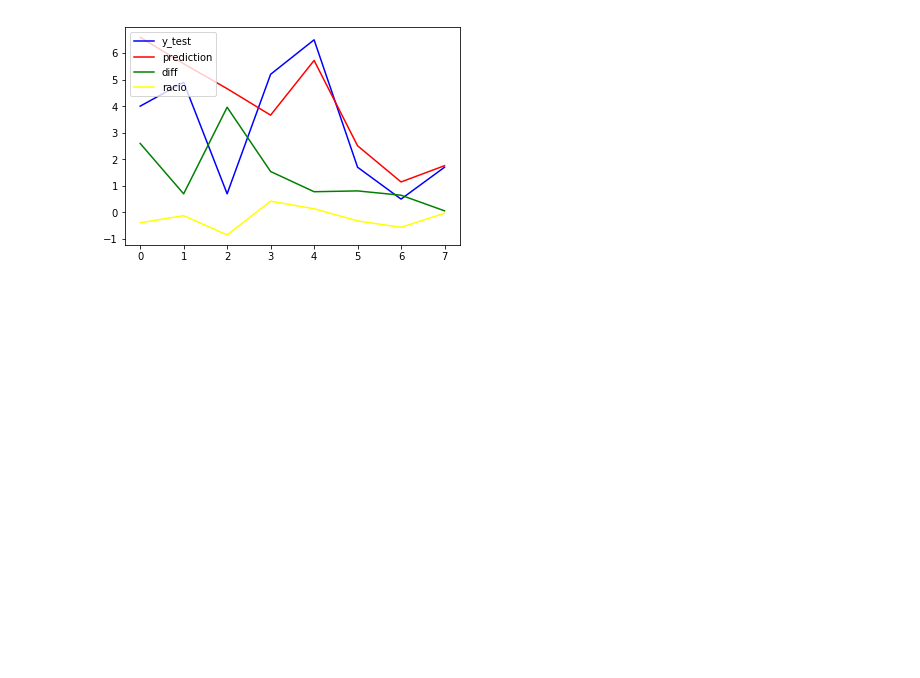
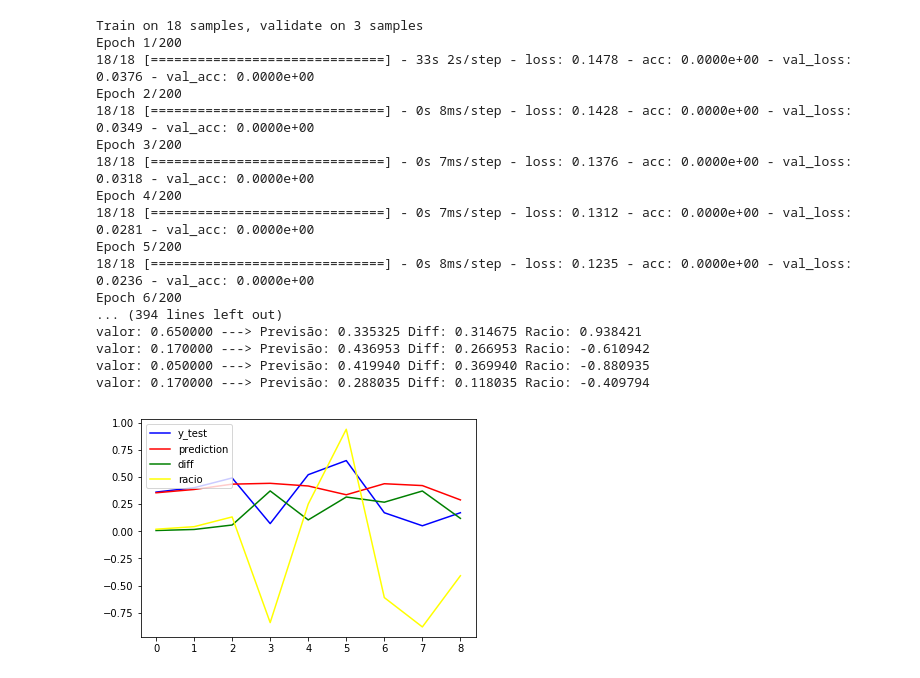
Before and after one commit to josepfo/SA-LSTM, a Jupyter notebook: Sales-LSTM.ipynb, the cells around one changed output. Drawn from its saved outputs; the diff is of its cells as text; code cells hidden in the pictures; blank space fills up the shorter version.

```diff
--- a/Sales-LSTM.ipynb
+++ b/Sales-LSTM.ipynb
@@ -21,7 +20,10 @@ def read_csv_dataset(file_name):
     df['Year'], df['Month'] = date_split
     m = {'Jan':1, 'Feb':2, 'Mar':3, 'Apr':4, 'May':5, 'Jun':6, 'Jul':7, 'Aug':8, 'Sep':9, 'Oct':10, 'Nov':11, 'Dec':12, }
     df['Month'] = df['Month'].map(m)
-    df = df.astype(dtype=np.float64)
+    df.drop(df.columns[[3,4,5,6]], axis=1, inplace=True) #vou só ficar com as colunas 0,1,2,6
+    df.drop(df.tail(2).index,inplace=True) #eliminar as duas últimas linhas com lixo
+    df.dropna() #just to be sure
+    df["Year"] = df["Year"].astype(dtype=np.float64) #converter coluna do ano para floats
     print('Formato do dataset: ',df.shape)
     print(df.head())
     return df
@@ -28,9 +112,9 @@ def read_csv_dataset(file_name):
 # %%
 def pre_processing (df):
-    print('Processssing...')
-    #df['Month'] = df['Month'] / 10
-    df['Advertising'] = df['Advertising'] / 10
-    df['Sales'] = df['Sales'] / 10
-    #df['Year'] = df['Year'] / 10
-    print(df.head())
+
+    df['Month'] = df['Month'] / 100
+    df['Advertising'] = df['Advertising'] / 100
+    df['Sales'] = df['Sales'] / 100
+    df['Year'] = df['Year'] / 100
+
     return df
@@ -92,31 +121,31 @@ def print_series_prediction(y_test,predic):
 # %%
-'''
-MSE- (Mean square error), RMSE- (root mean square error) –
-o significado de RMSE depende do range da label. para o mesmo range menor é melhor.
-'''
-def sales_LSTM():
+def LSTM_():
     df = read_csv_dataset("advertising-and-sales-data-36-co.csv")
     df = pre_processing(df)
     print("df", df.shape)
-    janela = 3 #tamanho da Janela deslizante
-    X_train, y_train, X_test, y_test = load_data(df, janela)
+    print(df.head())
+    janela = 2 #tamanho da Janela deslizante
+    #X_train, y_train, X_test, y_test = load_data(df[::-1], janela)# o df[::-1] é o df por ordem inversa
+    X_train, y_train, X_test, y_test = load_data(df, janela)# o ler o def por ordem normal
     print("X_train", X_train.shape)
     print("y_train", y_train.shape)
     print("X_test", X_test.shape)
     print("y_test", y_test.shape)
-    model = build_model(janela)
-    model.fit(X_train, y_train, batch_size=4, epochs=500, validation_split=0.1, verbose=1)
-    print_model(model,"lstm_model.png")
+    model = build_model2(janela)
+    model.fit(X_train, y_train, batch_size=4, epochs=200, validation_split=0.1, verbose=1)
+    #print_model(model,"lstm_model.png")
     trainScore = model.evaluate(X_train, y_train, verbose=0)
     print('Train Score: %.2f MSE (%.2f RMSE)' % (trainScore[0], math.sqrt(trainScore[0])))
     testScore = model.evaluate(X_test, y_test, verbose=0)
     print('Test Score: %.2f MSE (%.2f RMSE)' % (testScore[0], math.sqrt(testScore[0])))
     print(model.metrics_names)
     p = model.predict(X_test)
-    #para transformar uma matriz de uma coluna e n linhas em um np array de n elementos
-    predic = np.squeeze(np.asarray(p))
+    predic = np.squeeze(np.asarray(p)) #para transformar uma matriz de uma coluna e n linhas em um np array de n elementos
     print_series_prediction(y_test,predic)
+    # MSE- (Mean square error), RMSE- (root mean square error) -
+    # o significado de RMSE depende do range da label. para o mesmo range menor é melhor.
 # %%
 if __name__ == '__main__':
-    sales_LSTM()
+ #visualize_GOOGL()
+ LSTM_()
 # %% [output]
@@ -140 +172,18 @@ valor: 1.700000 ---> Previsão: 1.758110 Diff: 0.058110 Racio: -0.033053
+Train on 18 samples, validate on 3 samples
+Epoch 1/200
+18/18 [==============================] - 33s 2s/step - loss: 0.1478 - acc: 0.0000e+00 - val_loss: 0.0376 - val_acc: 0.0000e+00
+Epoch 2/200
+18/18 [==============================] - 0s 8ms/step - loss: 0.1428 - acc: 0.0000e+00 - val_loss: 0.0349 - val_acc: 0.0000e+00
+Epoch 3/200
+18/18 [==============================] - 0s 7ms/step - loss: 0.1376 - acc: 0.0000e+00 - val_loss: 0.0318 - val_acc: 0.0000e+00
+Epoch 4/200
+18/18 [==============================] - 0s 7ms/step - loss: 0.1312 - acc: 0.0000e+00 - val_loss: 0.0281 - val_acc: 0.0000e+00
+Epoch 5/200
+18/18 [==============================] - 0s 8ms/step - loss: 0.1235 - acc: 0.0000e+00 - val_loss: 0.0236 - val_acc: 0.0000e+00
+Epoch 6/200
+... (394 lines left out)
+valor: 0.650000 ---> Previsão: 0.335325 Diff: 0.314675 Racio: 0.938421
+valor: 0.170000 ---> Previsão: 0.436953 Diff: 0.266953 Racio: -0.610942
+valor: 0.050000 ---> Previsão: 0.419940 Diff: 0.369940 Racio: -0.880935
+valor: 0.170000 ---> Previsão: 0.288035 Diff: 0.118035 Racio: -0.409794
-[figure, old version]
+[figure, new version]
```
Also changed, not shown: parts of 11 cells of this notebook, 1 other file.
